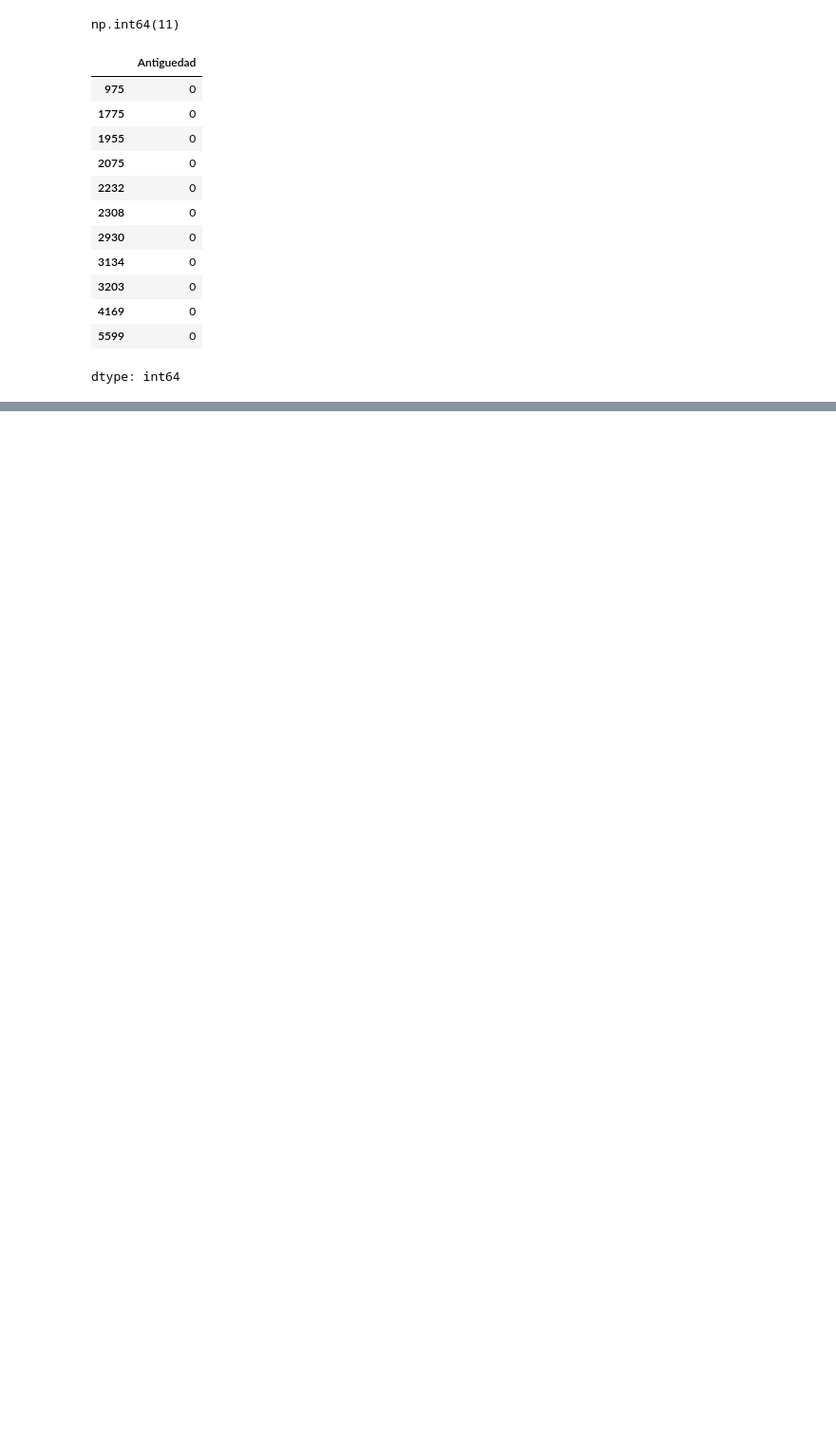
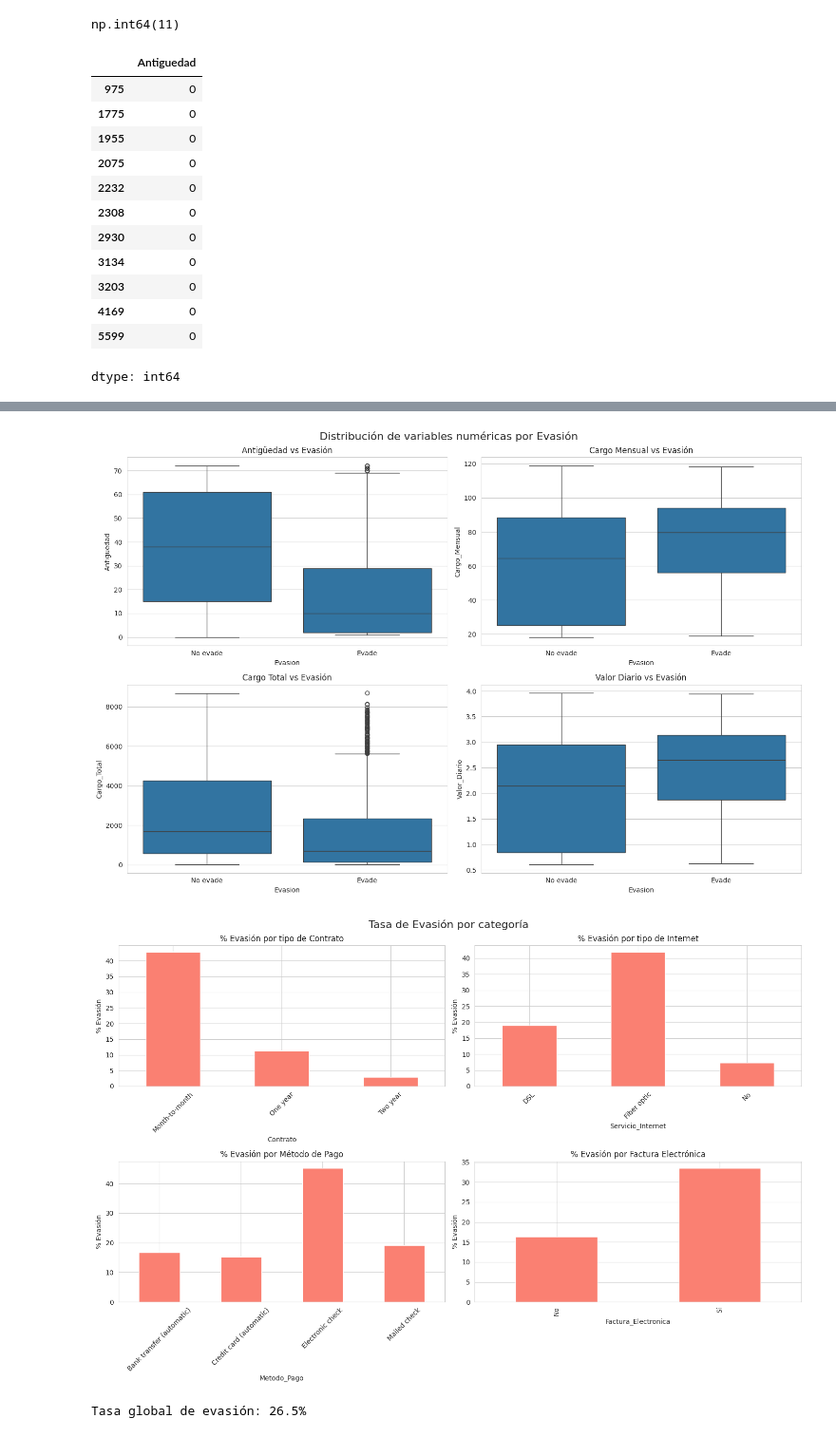
Before and after one commit to santiagorodmon/TelecomX_LATAM, a Jupyter notebook: 01_extraccion_datos.ipynb, the cells around one changed output, grey strips where cells are left out. Shown at 95% size. Cells and saved outputs as stored; diff of their text form; code cells hidden in the pictures; blank space fills up the shorter version.

```diff
--- a/01_extraccion_datos.ipynb
+++ b/01_extraccion_datos.ipynb
@@ -323,3 +336,6 @@ nulos_cargo['Antiguedad']
 | 4169 | 0 |
 | 5599 | 0 |
 dtype: int64
+# %%
+datos.loc[datos['Cargo_Total'].isnull() & (datos['Antiguedad'] == 0), 'Cargo_Total'] = \
+    datos.loc[datos['Cargo_Total'].isnull() & (datos['Antiguedad'] == 0), 'Cargo_Mensual']
@@ -325,0 +448,3 @@ dtype: int64
+# %%
+datos_final = datos.dropna(subset=['Evasion']).copy()
+datos_final.info()
@@ -325,0 +605,73 @@ dtype: int64
+# %%
+import matplotlib.pyplot as plt
+import seaborn as sns
+
+# Configurar estilo
+sns.set_style("whitegrid")
+plt.rcParams['figure.figsize'] = (12, 6)
+
+# 5.1 Boxplots de variables numéricas por Evasión
+fig, axes = plt.subplots(2, 2, figsize=(15, 10))
+fig.suptitle('Distribución de variables numéricas por Evasión', fontsize=16)
+
+sns.boxplot(x='Evasion', y='Antiguedad', data=datos_final, ax=axes[0,0])
+axes[0,0].set_title('Antigüedad vs Evasión')
+axes[0,0].set_xticklabels(['No evade', 'Evade'])
+
+sns.boxplot(x='Evasion', y='Cargo_Mensual', data=datos_final, ax=axes[0,1])
+axes[0,1].set_title('Cargo Mensual vs Evasión')
+axes[0,1].set_xticklabels(['No evade', 'Evade'])
+
+sns.boxplot(x='Evasion', y='Cargo_Total', data=datos_final, ax=axes[1,0])
+axes[1,0].set_title('Cargo Total vs Evasión')
+axes[1,0].set_xticklabels(['No evade', 'Evade'])
+
+sns.boxplot(x='Evasion', y='Valor_Diario', data=datos_final, ax=axes[1,1])
+axes[1,1].set_title('Valor Diario vs Evasión')
+axes[1,1].set_xticklabels(['No evade', 'Evade'])
+
+plt.tight_layout()
+plt.show()
+
+# 5.2 Barras para variables categóricas clave
+fig, axes = plt.subplots(2, 2, figsize=(15, 10))
+fig.suptitle('Tasa de Evasión por categoría', fontsize=16)
+
+# Contrato
+contrato_evasion = pd.crosstab(datos_final['Contrato'], datos_final['Evasion'], normalize='index') * 100
+contrato_evasion[1].plot(kind='bar', ax=axes[0,0], color='salmon')
+axes[0,0].set_title('% Evasión por tipo de Contrato')
+axes[0,0].set_ylabel('% Evasión')
+axes[0,0].tick_params(axis='x', rotation=45)
+
+# Internet
+internet_evasion = pd.crosstab(datos_final['Servicio_Internet'], datos_final['Evasion'], normalize='index') * 100
+internet_evasion[1].plot(kind='bar', ax=axes[0,1], color='salmon')
+axes[0,1].set_title('% Evasión por tipo de Internet')
+axes[0,1].set_ylabel('% Evasión')
+axes[0,1].tick_params(axis='x', rotation=45)
+
+# Método de pago
+pago_evasion = pd.crosstab(datos_final['Metodo_Pago'], datos_final['Evasion'], normalize='index') * 100
+pago_evasion[1].plot(kind='bar', ax=axes[1,0], color='salmon')
+axes[1,0].set_title('% Evasión por Método de Pago')
+axes[1,0].set_ylabel('% Evasión')
+axes[1,0].tick_params(axis='x', rotation=45)
+
+# Factura electrónica
+factura_evasion = pd.crosstab(datos_final['Factura_Electronica'], datos_final['Evasion'], normalize='index') * 100
+factura_evasion[1].plot(kind='bar', ax=axes[1,1], color='salmon')
+axes[1,1].set_title('% Evasión por Factura Electrónica')
+axes[1,1].set_ylabel('% Evasión')
+axes[1,1].set_xticklabels(['No', 'Sí'])
+
+plt.tight_layout()
+plt.show()
+# %% [output]
+[figure, added]
+[figure, added]
+# %%
+tasa_global = datos_final['Evasion'].mean() * 100
+print(f"Tasa global de evasión: {tasa_global:.1f}%")
+# %% [output]
+Tasa global de evasión: 26.5%
```
Also changed, not shown: parts of 25 cells of this notebook.
